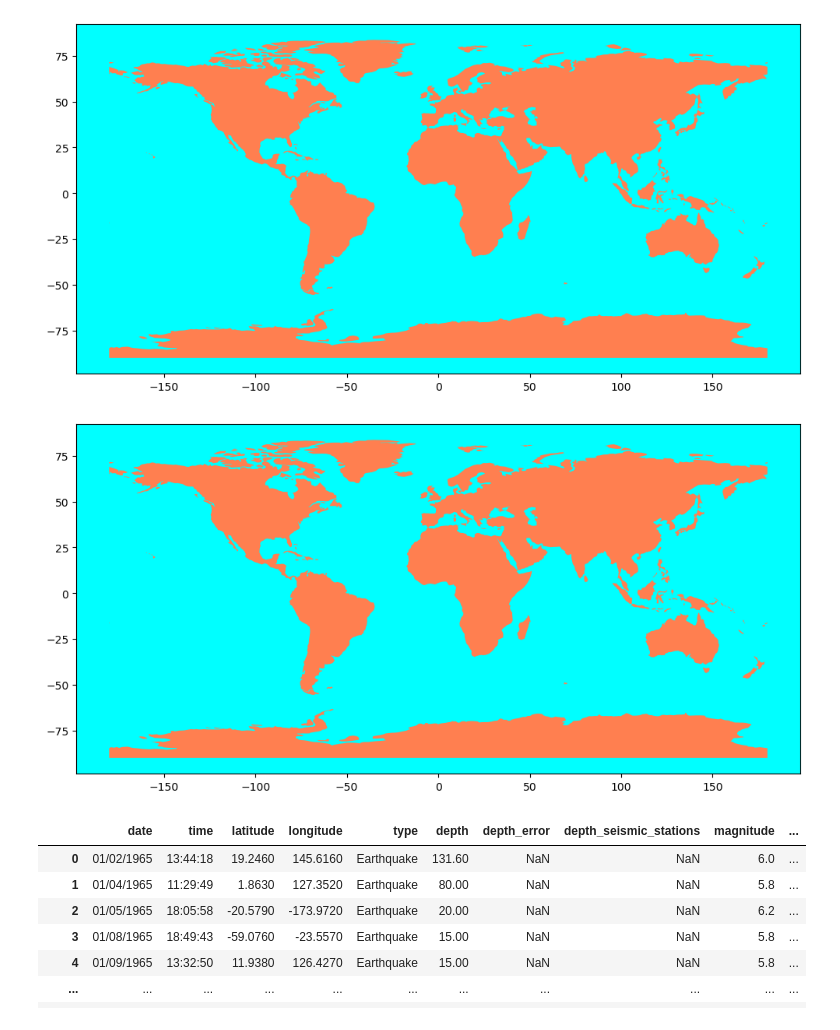
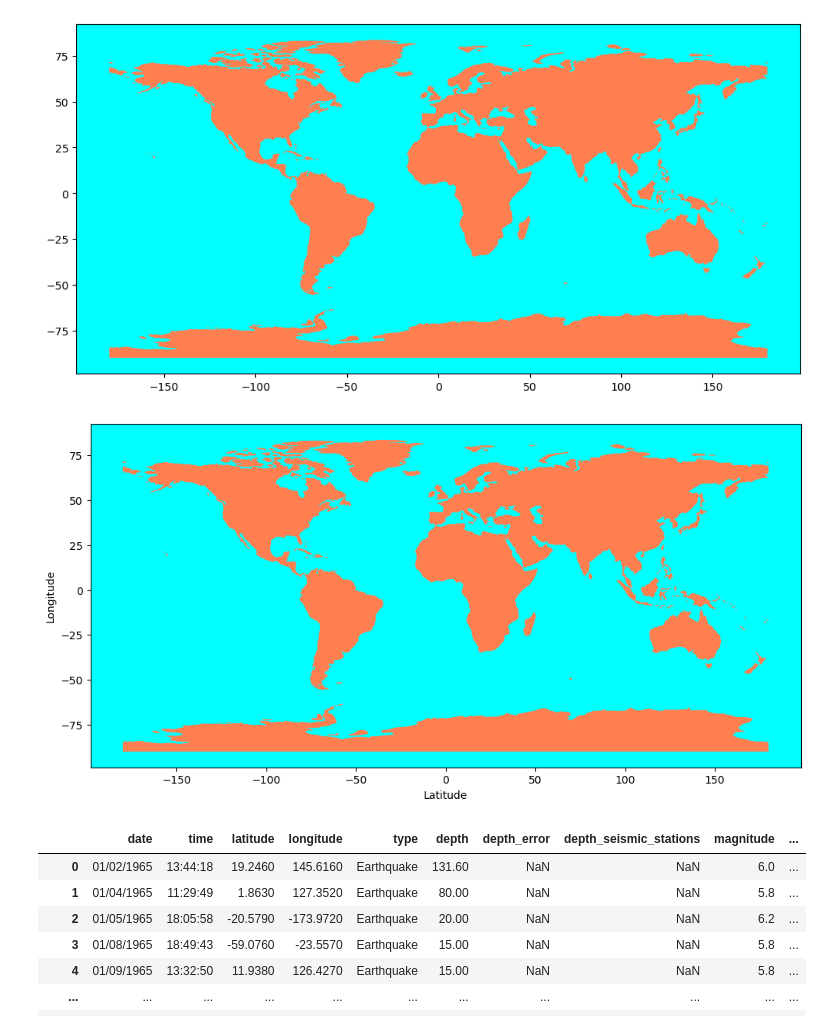
Before and after one commit to mstoychev/Data-Science-SoftwareUniversity, a Jupyter notebook: 5. Working with Spatial Data and Network Analysis/1. Class Notes/Class Notes Working with Spatial Data.ipynb, the cells around one changed output. Saved outputs shown, nothing was run; the diff lists cells and outputs as text; code cells hidden in the pictures.

```diff
--- a/5. Working with Spatial Data and Network Analysis/1. Class Notes/Class Notes Working with Spatial Data.ipynb
+++ b/5. Working with Spatial Data and Network Analysis/1. Class Notes/Class Notes Working with Spatial Data.ipynb
@@ -417,7 +419,9 @@ plt.gca().set_facecolor("aqua")
 # %%
 #notice that we´re working with axis
 ax = land.plot(figsize = (12, 10), color="coral")
+plt.xlabel("Latitude")
+plt.ylabel("Longitude")
 ax.set_facecolor("aqua")
 # %% [output]
-[figure, old version]
+[figure, new version]
 # %%
```
Also changed, not shown: parts of 10 cells of this notebook.
